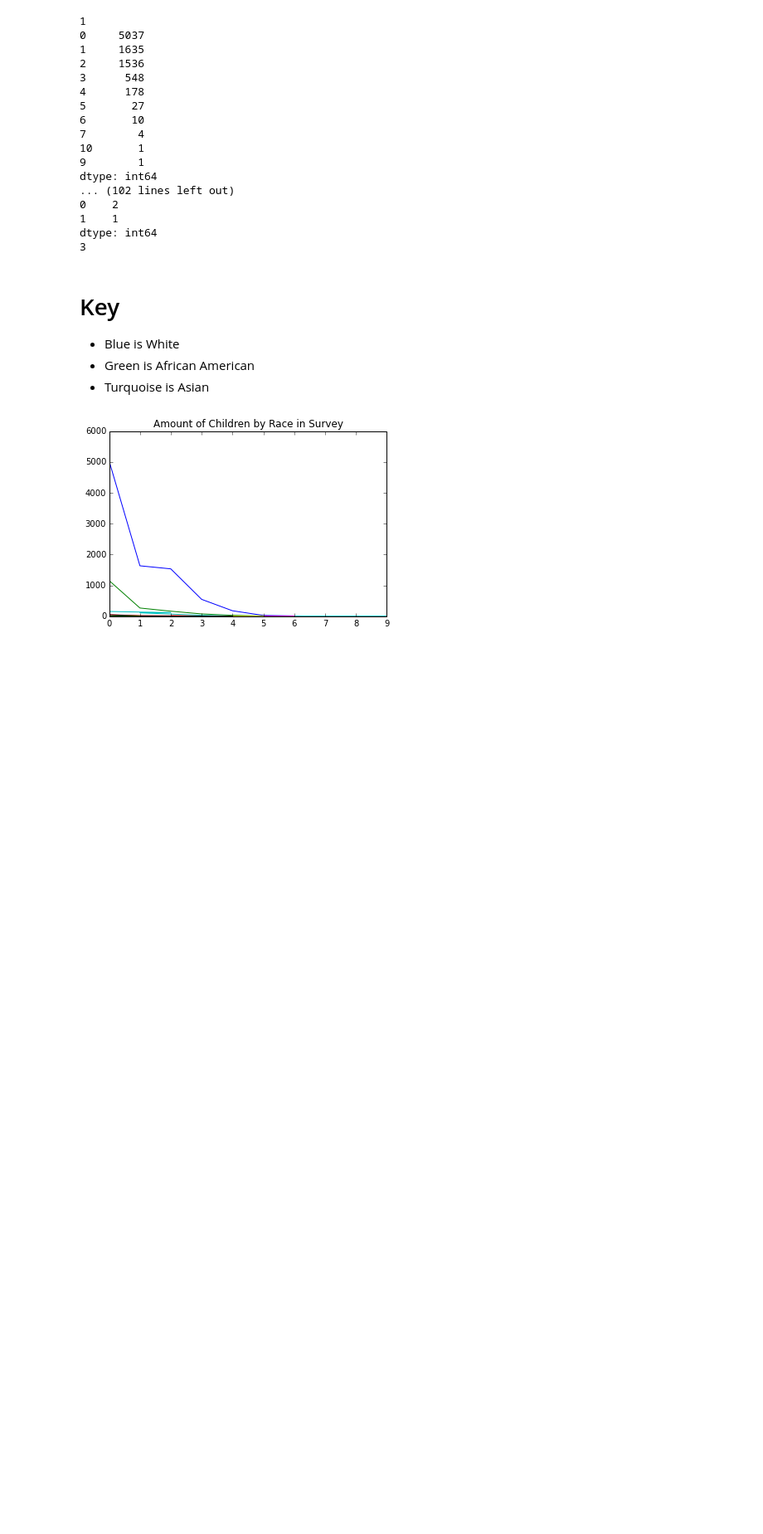
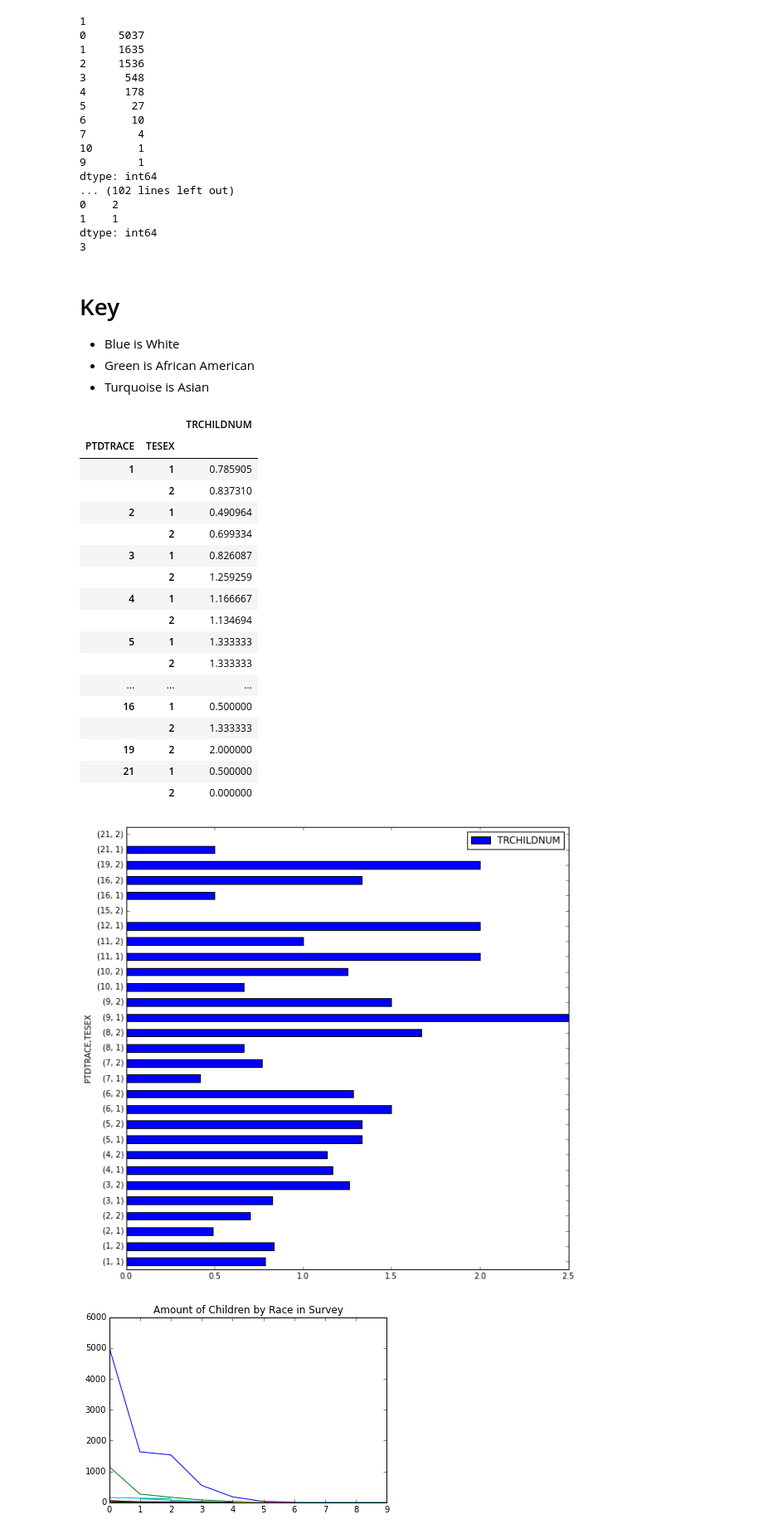
Before and after one commit to tiy-gvl-python/atus-analysis, a Jupyter notebook: Atus_Data.ipynb, the cells around one changed output. Shown at 83% size. Drawn from its saved outputs; the diff is of its cells as text; code cells hidden in the pictures; blank space fills up the shorter version.

```diff
--- a/Atus_Data.ipynb
+++ b/Atus_Data.ipynb
@@ -10,7 +10,7 @@ import matplotlib.pyplot as plt
 #summary2 = pd.read_csv("/Users/erik/Projects/homework/atus-analysis/atusdata/atusresp_2013.dat")
 #summary3 = pd.read_csv("/Users/erik/Projects/homework/atus-analysis/atusdata/atusrost_2013.dat")
 #summary4 = pd.read_csv("/Users/erik/Projects/homework/atus-analysis/atusdata/atusrostec_2013.dat")
-summary = pd.read_csv("/Users/erik/Projects/homework/atus-analysis/atusdata/atussum_2013.dat")
+summary = pd.read_csv("atusdata/atussum_2013.dat")
 #summary6 = pd.read_csv("/Users/erik/Projects/homework/atus-analysis/atusdata/atuswho_2013.dat")
 # %% [markdown]
 ##Column Values:
@@ -104,6 +104,30 @@ dtype: int64
 * Blue is White
 * Green is African American
 * Turquoise is Asian
+# %%
+new_table = data.pivot_table(index=["PTDTRACE", "TESEX"], values=["TRCHILDNUM"])
+new_table.plot(kind="barh", figsize=(10, 10))
+new_table
+# %% [output]
+|  |  | TRCHILDNUM |
+| PTDTRACE | TESEX |  |
+| 1 | 1 | 0.785905 |
+|  | 2 | 0.837310 |
+| 2 | 1 | 0.490964 |
+|  | 2 | 0.699334 |
+| 3 | 1 | 0.826087 |
+|  | 2 | 1.259259 |
+| 4 | 1 | 1.166667 |
+|  | 2 | 1.134694 |
+| 5 | 1 | 1.333333 |
+|  | 2 | 1.333333 |
+| ... | ... | ... |
+| 16 | 1 | 0.500000 |
+|  | 2 | 1.333333 |
+| 19 | 2 | 2.000000 |
+| 21 | 1 | 0.500000 |
+|  | 2 | 0.000000 |
+[figure, added]
 # %%
 for race, group in data_by_race:
     group['TRCHILDNUM'].value_counts().plot(kind='line', title='Amount of Children by Race in Survey')
```
